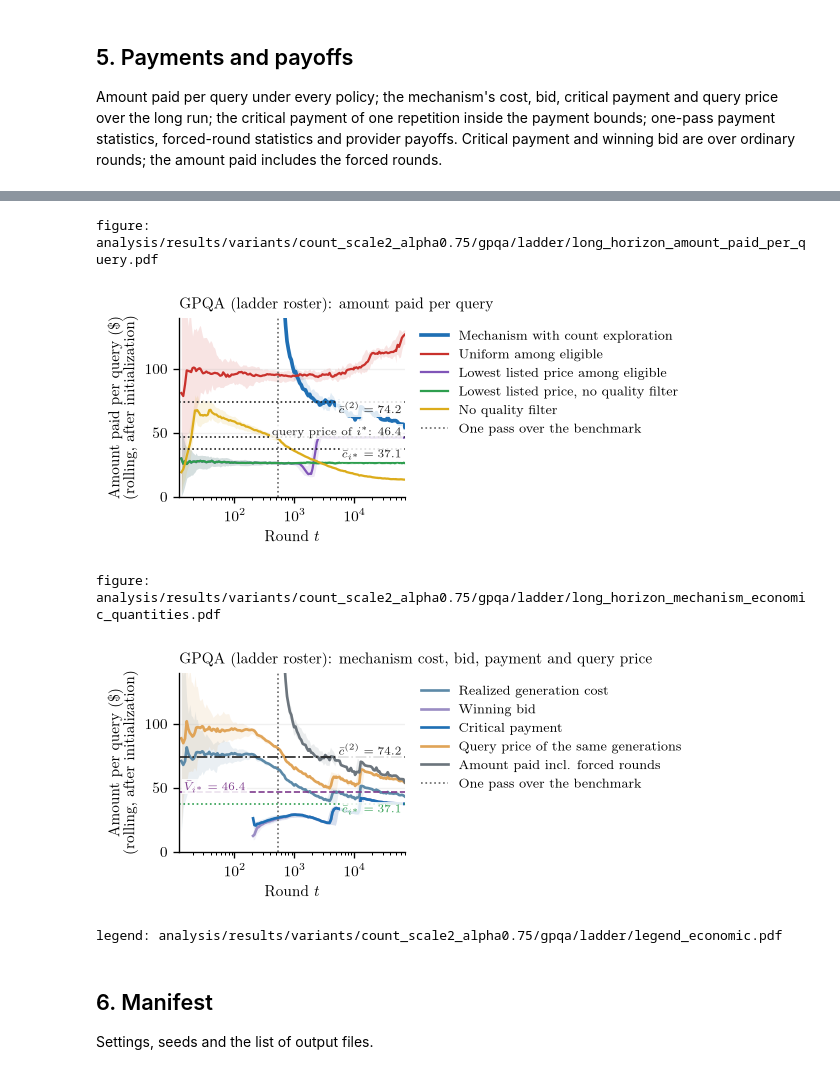
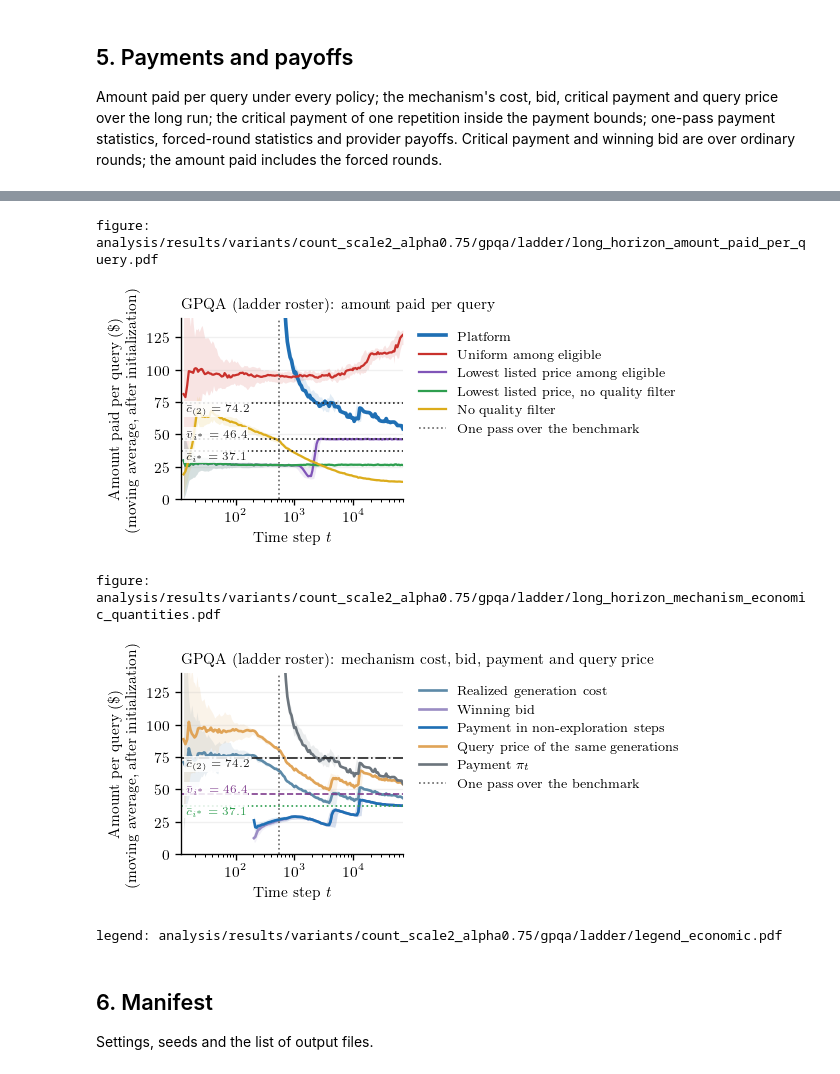
Before and after one commit to Human-Centric-Machine-Learning/cost-of-reliable-inference, a Jupyter notebook: analysis/GPQA-ladder.ipynb, the cells around one changed output, grey strips where cells are left out. Drawn from its saved outputs; the diff is of its cells as text; code cells hidden in the pictures.

```diff
--- a/analysis/GPQA-ladder.ipynb
+++ b/analysis/GPQA-ladder.ipynb
@@ -99,14 +99,14 @@ ROLE = {
     "no_quality_filter": "ablation",
 }
 STYLE = {
-    "mechanism": {"label": "Mechanism", "color": "#1f6fb4", "marker": "o"},
+    "mechanism": {"label": "Platform", "color": "#1f6fb4", "marker": "o"},
     "uniform_eligible": {"label": "Uniform among eligible", "color": "#c9312c", "marker": "s"},
     "cheapest_rate_eligible": {"label": "Lowest listed price among eligible", "color": "#8055b8", "marker": "D"},
     "cheapest_price": {"label": "Lowest listed price, no quality filter", "color": "#2e9e4f", "marker": "v"},
     "no_quality_filter": {"label": "No quality filter", "color": "#dcac1b", "marker": "X"},
 }
 if EXPLORING:
-    STYLE["mechanism"]["label"] = "Mechanism with count exploration"
+    STYLE["mechanism"]["label"] = "Platform"
 HOLLOW = {"cheapest_rate_eligible", "cheapest_price"}   # hollow markers keep coinciding points visible
 COLOR_ISTAR, COLOR_QUALIFIED, COLOR_UNQUALIFIED = "#2e9e4f", "#3b7dd8", "#e6862a"
 
@@ -166,8 +166,9 @@ def save_legend(entries, name, *, ncol):
     print("legend:", path.relative_to(ROOT))
 
 
-def hline(ax, value, label, *, style="--", color="#222", where=0.985, above=True):
-    # A horizontal reference line annotated inside the panel instead of in the legend.
+def hline(ax, value, label, *, style="--", color="#222", where=0.02, above=True):
+    # A horizontal reference line annotated inside the panel, at the left so the labels leave the
+    # end of the trajectories visible.
     ax.axhline(value, color=color, linestyle=style, linewidth=1.0)
     ax.text(where, value, label, transform=blended_transform_factory(ax.transAxes, ax.transData),
             ha="left" if where < 0.5 else "right", va="bottom" if above else "top", fontsize=7, color=color,
@@ -641,7 +642,7 @@ fig, ax = plt.subplots(figsize=(PANEL[0], 0.22 * N + 0.8))
 y = np.arange(N)
 ax.barh(y, means, xerr=halves, color=colors, alpha=0.9, ecolor="#333", capsize=2)
 ax.set_yticks(y, labels)
-ax.set_xlabel(f"Share of rounds (95{PCT} CI across repetitions)")
+ax.set_xlabel(f"Share of time steps (95{PCT} CI across runs)")
 ax.set_xlim(0, max(means) * 1.22)
 ax.grid(axis="x", alpha=0.18)
 ax.grid(axis="y", visible=False)
@@ -863,7 +864,7 @@ def long_marks(ax):
         ax.axvline(HORIZON_MARK, color="#888", linestyle="--", linewidth=1, label=VLINES[1][1])
     ax.set_xscale("log")
     ax.set_xlim(N, T_LONG)
-    ax.set_xlabel("Round $t$")
+    ax.set_xlabel("Time step $t$")
 
 
 def long_figure(key, ylabel, title, name, *, per_round=False, log_y=False, ylim=None, policies=LONG_POLICIES, lines=()):
@@ -881,7 +882,7 @@ def long_figure(key, ylabel, title, name, *, per_round=False, log_y=False, ylim=
     finish(fig, name, title=title)
 
 
-long_figure("rolling_istar_share", "Share of $i^*$\n(rolling window of one pass)",
+long_figure("rolling_istar_share", "Share of $i^*$\n(moving average, one pass)",
             f"{BENCHMARK} ({ROSTER} roster): selection share of $i^*$", "long_horizon_rolling_i_star_share", ylim=(0, 1.02))
 
 fig, ax = plt.subplots(figsize=PANEL)
@@ -890,7 +891,7 @@ for name in LONG_POLICIES:
     ax.plot(GRID, probability, color=STYLE[name]["color"], linewidth=2.2 if name == "mechanism" else 1.35, label=STYLE[name]["label"])
 long_marks(ax)
 ax.set_ylim(0, 1.02)
-ax.set_ylabel("Fraction of repetitions")
+ax.set_ylabel("Fraction of runs")
 finish(fig, "long_horizon_i_star_identification_probability", title=f"{BENCHMARK} ({ROSTER} roster): $i^*$ is the unique selection leader")
 
 save_legend([(policy_line(name), STYLE[name]["label"]) for name in LONG_POLICIES] + VLINES[:1 + bool(TC.reachable)],
@@ -1273,44 +1274,44 @@ legend: analysis/results/variants/count_scale2_alpha0.75/gpqa/ladder/legend_paym
 # bid, critical payment and query price, in a rolling window over the rounds after initialization.
 # With forced exploration the first pass is mostly forced rounds paid C_max, so the amount-paid
 # axes are cut at 1.6 max{c^(2), query price of i*} or 1.1 times the largest median at T.
 PAY_TOP = max(1.6 * max(TRUTH.c_second, TRUTH.price[TRUTH.istar]),
               1.1 * max(float(np.nanmedian([r["rolling_amount_paid"][-1] for r in LONG[name]])) for name in LONG_POLICIES)) if EXPLORING else None
-long_figure("rolling_amount_paid", "Amount paid per query (\\$)\n(rolling, after initialization)",
+long_figure("rolling_amount_paid", "Amount paid per query (\\$)\n(moving average, after initialization)",
             f"{BENCHMARK} ({ROSTER} roster): amount paid per query", "long_horizon_amount_paid_per_query", ylim=(0, PAY_TOP) if EXPLORING else None,
             lines=[(TRUTH.c_star, f"$\\bar c_{{i^*}} = {TRUTH.c_star:.1f}$", False),
-                   (TRUTH.price[TRUTH.istar], f"query price of $i^*$: {TRUTH.price[TRUTH.istar]:.1f}", True)]
-                  + ([(TRUTH.c_second, f"$\\bar c^{{(2)}} = {TRUTH.c_second:.1f}$", False)] if EXPLORING else []))
+                   (TRUTH.price[TRUTH.istar], f"$\\bar v_{{i^*}} = {TRUTH.price[TRUTH.istar]:.1f}$", True)]
+                  + ([(TRUTH.c_second, f"$\\bar c_{{(2)}} = {TRUTH.c_second:.1f}$", False)] if EXPLORING else []))
 
 ECONOMIC = [
     ("rolling_generation_cost_after_init", "Realized generation cost", "#5d8aa8"),
     ("rolling_winning_bid", "Winning bid", "#9b8dc4"),
-    ("rolling_mechanism_payment", "Critical payment", "#1f6fb4"),
+    ("rolling_mechanism_payment", "Payment in non-exploration steps", "#1f6fb4"),
     ("rolling_query_price_after_init", "Query price of the same generations", "#e0a458"),
 ]
 if EXPLORING:
-    ECONOMIC.append(("rolling_amount_paid", "Amount paid incl. forced rounds", "#6c757d"))
+    ECONOMIC.append(("rolling_amount_paid", "Payment $\\pi_t$", "#6c757d"))
 fig, ax = plt.subplots(figsize=PANEL)
 for key, label, color in ECONOMIC:
     values = np.array([r[key] for r in LONG["mechanism"]], dtype=float)
     ax.plot(GRID, np.nanmedian(values, axis=0), color=color, linewidth=1.6, label=label)
     ax.fill_between(GRID, np.nanpercentile(values, 10, axis=0), np.nanpercentile(values, 90, axis=0), color=color, alpha=0.13, linewidth=0)
 long_marks(ax)
 hline(ax, TRUTH.c_star, f"$\\bar c_{{i^*}} = {TRUTH.c_star:.1f}$", style=":", color=COLOR_ISTAR, above=False)
-hline(ax, TRUTH.c_second, f"$\\bar c^{{(2)}} = {TRUTH.c_second:.1f}$", style="-.")
+hline(ax, TRUTH.c_second, f"$\\bar c_{{(2)}} = {TRUTH.c_second:.1f}$", style="-.", above=False)   # below: c^(2) and the query price can be close
 if EXPLORING:
-    hline(ax, TRUTH.price[TRUTH.istar], f"$\\bar V_{{i^*}} = {TRUTH.price[TRUTH.istar]:.1f}$", style="--", color="#7f3c8d", where=0.02)
+    hline(ax, TRUTH.price[TRUTH.istar], f"$\\bar v_{{i^*}} = {TRUTH.price[TRUTH.istar]:.1f}$", style="--", color="#7f3c8d")
 if EXPLORING:
     ax.set_ylim(0, PAY_TOP)
-ax.set_ylabel("Amount per query (\\$)\n(rolling, after initialization)")
+ax.set_ylabel("Amount per query (\\$)\n(moving average, after initialization)")
 finish(fig, "long_horizon_mechanism_economic_quantities", title=f"{BENCHMARK} ({ROSTER} roster): mechanism cost, bid, payment and query price")
 
 save_legend([(Line2D([], [], color=color, linewidth=1.6), label) for _, label, color in ECONOMIC] + VLINES[:1 + bool(TC.reachable)],
             "economic", ncol=2)
 # %% [output]
 figure: analysis/results/variants/count_scale2_alpha0.75/gpqa/ladder/long_horizon_amount_paid_per_query.pdf
-[figure, old version]
+[figure, new version]
 figure: analysis/results/variants/count_scale2_alpha0.75/gpqa/ladder/long_horizon_mechanism_economic_quantities.pdf
-[figure, old version]
+[figure, new version]
 legend: analysis/results/variants/count_scale2_alpha0.75/gpqa/ladder/legend_economic.pdf
 # %% [markdown]
 ## 6. Manifest
```
Also changed, not shown: parts of 11 cells of this notebook, 7 other files.
